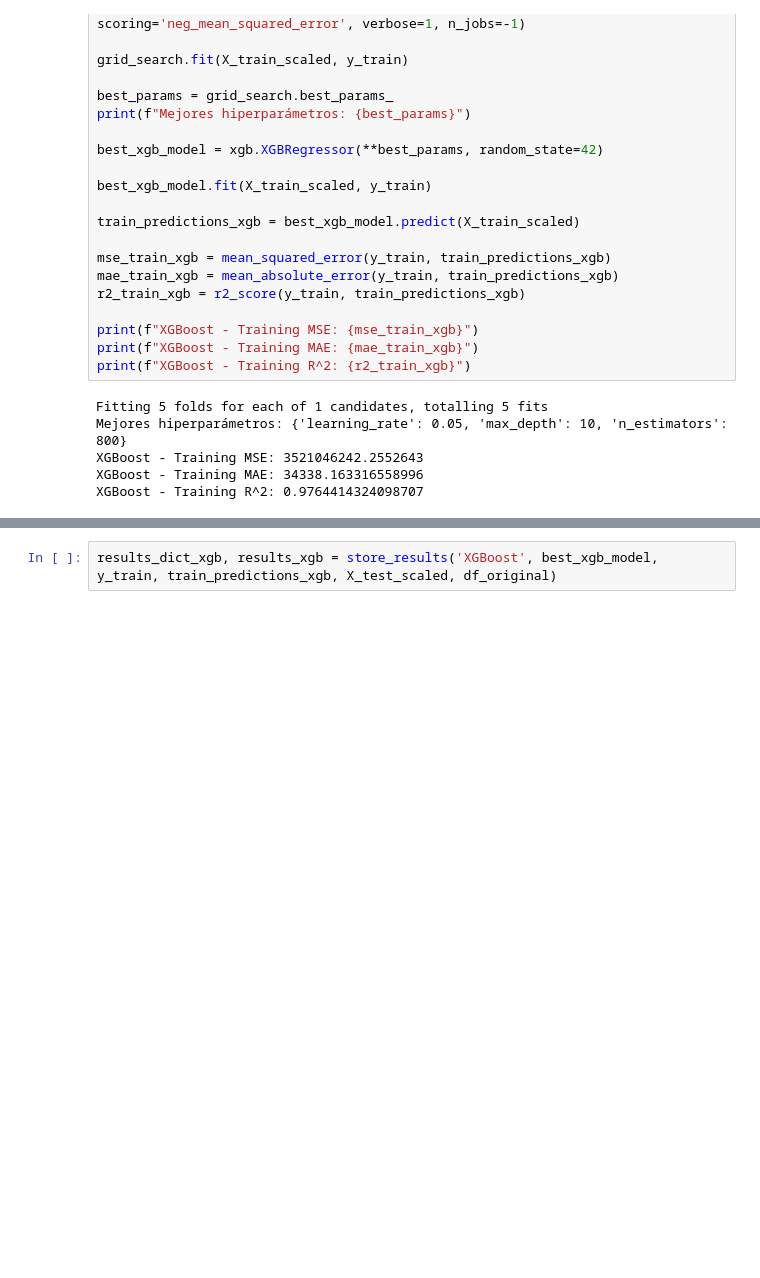
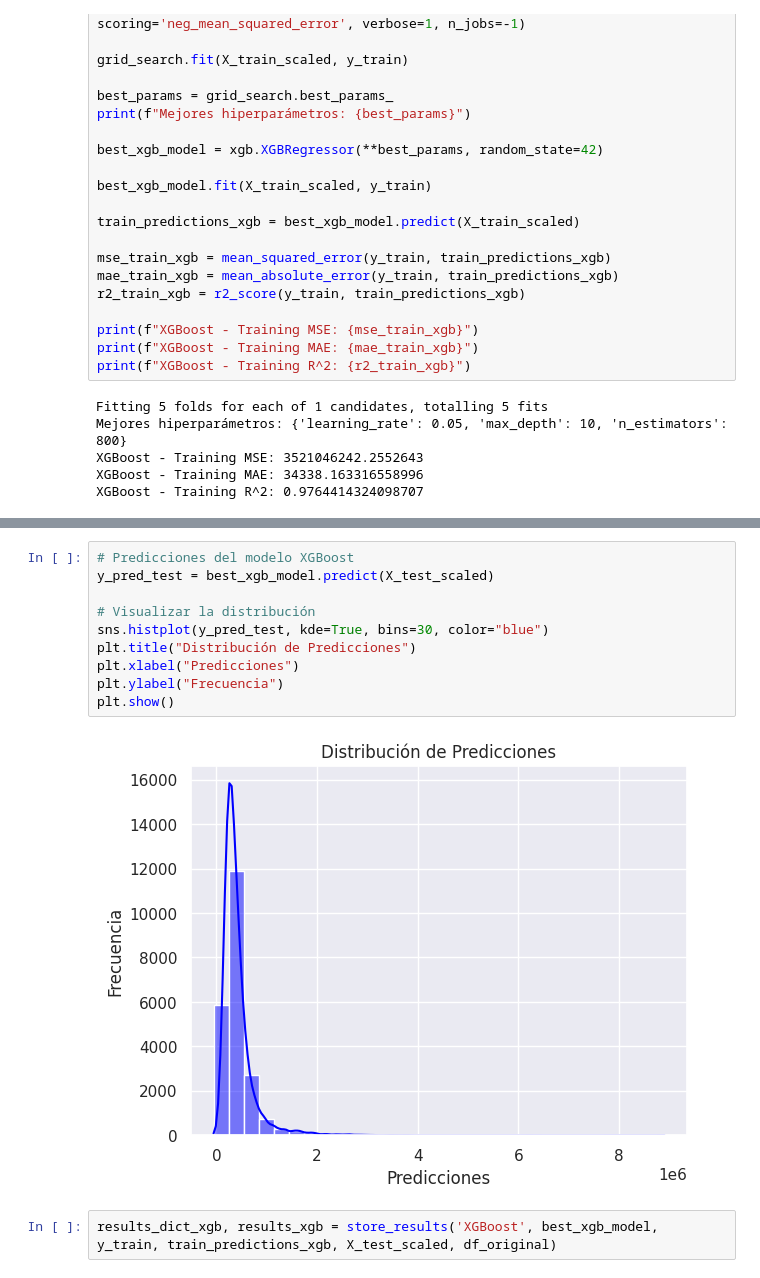
Before and after one commit to Farrius/Datathon_2024, a Jupyter notebook: models_training.ipynb, the cells around one changed output, grey strips where cells are left out. Saved outputs shown, nothing was run; the diff lists cells and outputs as text; blank space fills up the shorter version.

```diff
--- a/models_training.ipynb
+++ b/models_training.ipynb
@@ -364,3 +421,15 @@ KeyboardInterrupt:
+# %%
+# Predicciones del modelo XGBoost
+y_pred_test = best_xgb_model.predict(X_test_scaled)
+
+# Visualizar la distribución
+sns.histplot(y_pred_test, kde=True, bins=30, color="blue")
+plt.title("Distribución de Predicciones")
+plt.xlabel("Predicciones")
+plt.ylabel("Frecuencia")
+plt.show()
+# %% [output]
+[figure, added]
 # %%
 results_dict_xgb, results_xgb = store_results('XGBoost', best_xgb_model, y_train, train_predictions_xgb, X_test_scaled, df_original)
 # %%
```
Also changed, not shown: parts of 5 cells of this notebook.
